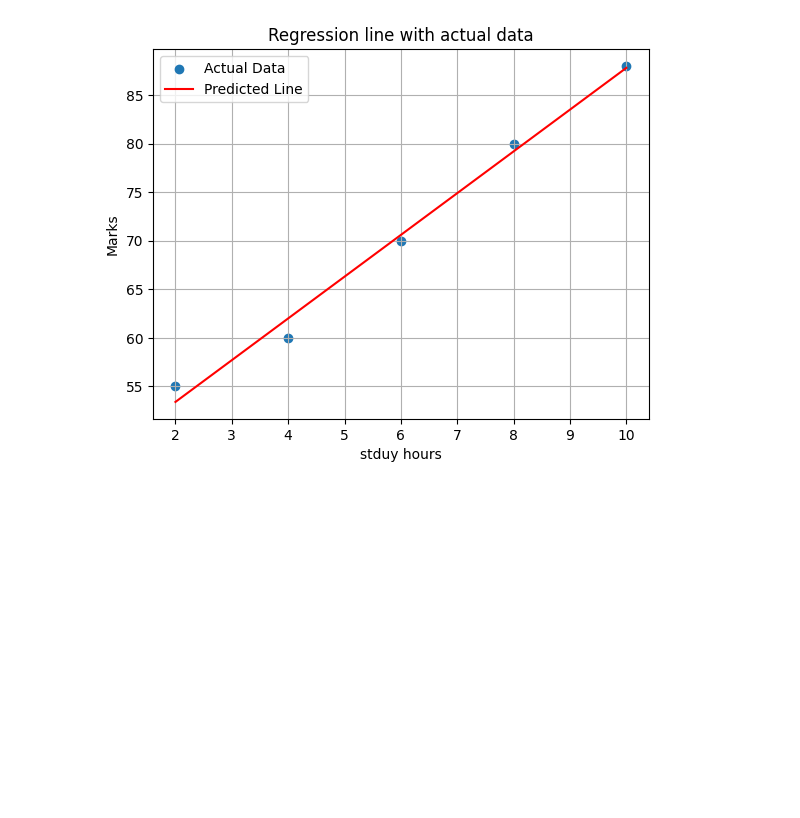
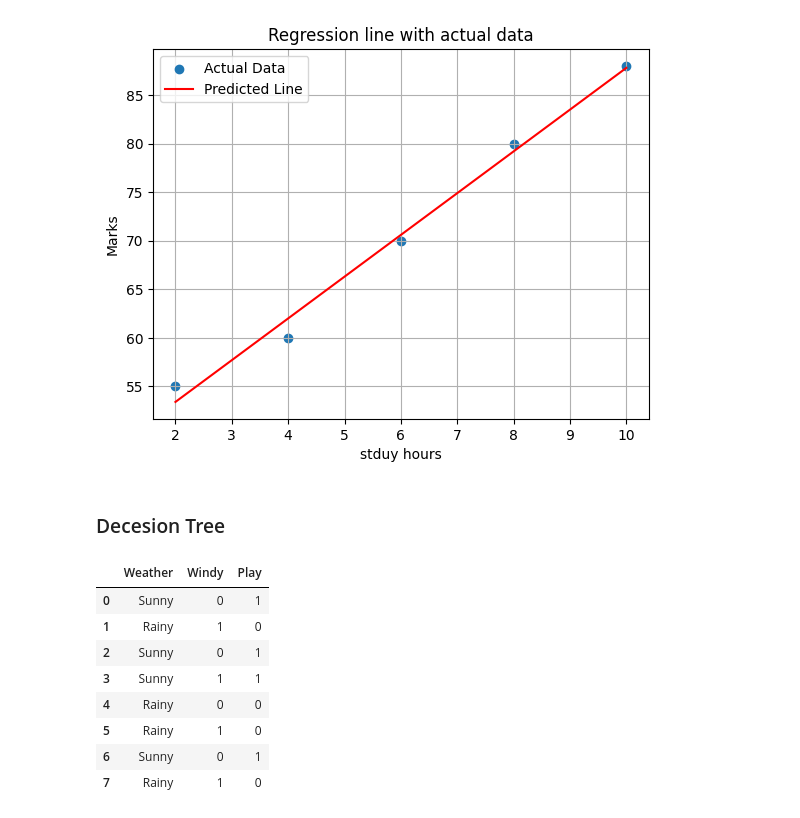
Before and after one commit to MdRasel-Hossain/Data-Structure-and-Algorithm, a Jupyter notebook: ML_09_10_11.ipynb, the cells around one changed output. Cells and saved outputs as stored; diff of their text form; code cells hidden in the pictures; blank space fills up the shorter version.

```diff
--- a/ML_09_10_11.ipynb
+++ b/ML_09_10_11.ipynb
@@ -154,3 +154,5 @@ plt.grid(True)
 plt.show()
 # %% [output]
 [figure]
+# %% [markdown]
+### Decesion Tree
@@ -156,0 +166,20 @@ plt.show()
+# %%
+#Create a small synthetic dataset
+import pandas as pd
+data = {
+    'Weather': ['Sunny', 'Rainy', 'Sunny', 'Sunny', 'Rainy', 'Rainy', 'Sunny', 'Rainy'],
+    'Windy':   [0,        1,       0,        1,        0,        1,        0,       1],
+    'Play':    [1,        0,       1,        1,        0,        0,        1,       0]
+}
+df_synthetic = pd.DataFrame(data)
+df_synthetic
+# %% [output]
+|  | Weather | Windy | Play |
+| 0 | Sunny | 0 | 1 |
+| 1 | Rainy | 1 | 0 |
+| 2 | Sunny | 0 | 1 |
+| 3 | Sunny | 1 | 1 |
+| 4 | Rainy | 0 | 0 |
+| 5 | Rainy | 1 | 0 |
+| 6 | Sunny | 0 | 1 |
+| 7 | Rainy | 1 | 0 |
```
Also changed, not shown: parts of 4 cells of this notebook.
